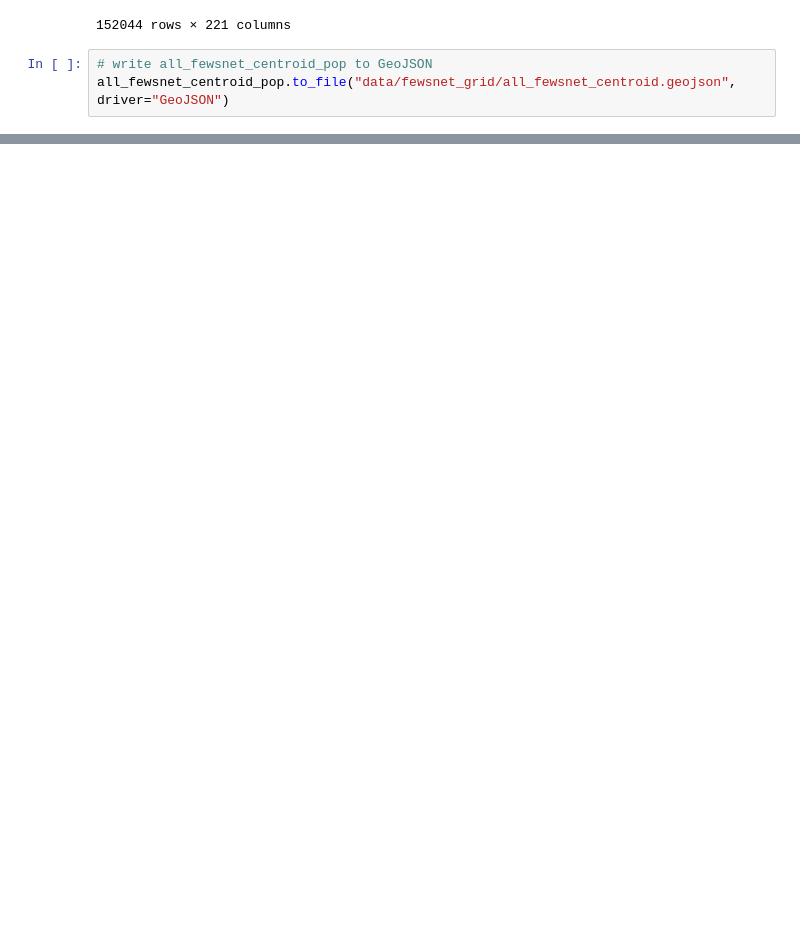
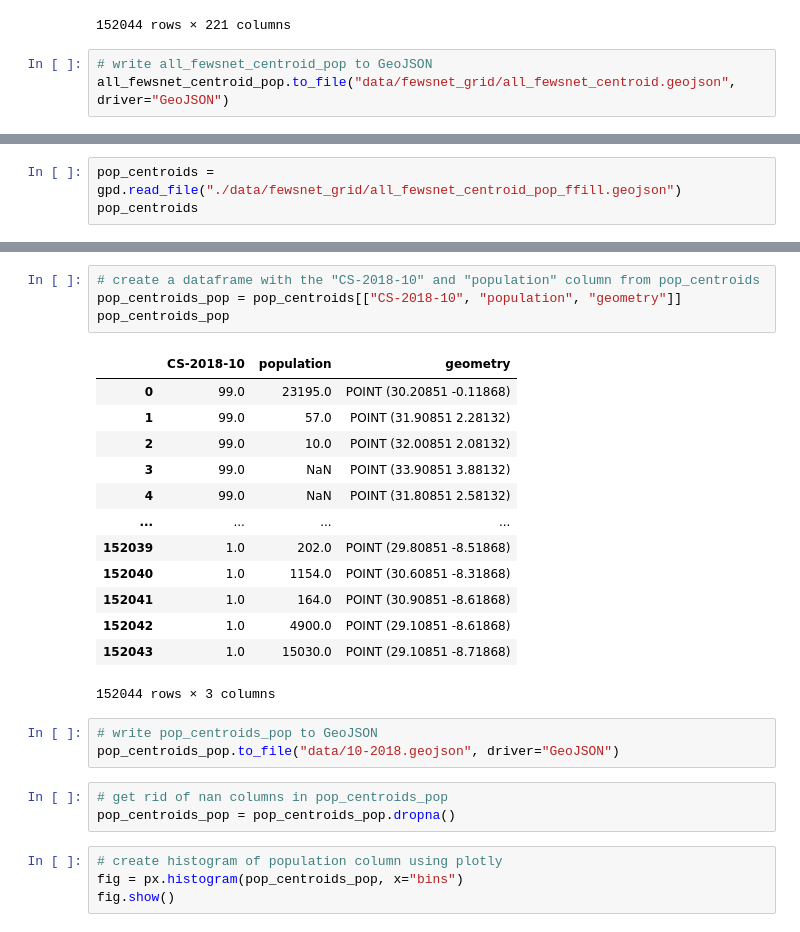
Before and after one commit to earthrise-media/food-security, a Jupyter notebook: fewsnet-experiments/joining-population.ipynb, the cells around one changed output, grey strips where cells are left out. Cells and saved outputs as stored; diff of their text form; blank space fills up the shorter version.

Commit message:
Diagnosing missing fewsnet data
It looks like data was dropped during the conversion from geojson to mbtiles. This should close #17

```diff
--- a/fewsnet-experiments/joining-population.ipynb
+++ b/fewsnet-experiments/joining-population.ipynb
@@ -444,0 +447,3 @@ all_fewsnet_centroid_pop.to_file("data/fewsnet_grid/all_fewsnet_centroid.geojson
+# %%
+pop_centroids = gpd.read_file("./data/fewsnet_grid/all_fewsnet_centroid_pop_ffill.geojson")
+pop_centroids
@@ -444,0 +492,28 @@ all_fewsnet_centroid_pop.to_file("data/fewsnet_grid/all_fewsnet_centroid.geojson
+# %%
+# create a dataframe with the "CS-2018-10" and "population" column from pop_centroids
+pop_centroids_pop = pop_centroids[["CS-2018-10", "population", "geometry"]]
+pop_centroids_pop
+# %% [output]
+|  | CS-2018-10 | population | geometry |
+| 0 | 99.0 | 23195.0 | POINT (30.20851 -0.11868) |
+| 1 | 99.0 | 57.0 | POINT (31.90851 2.28132) |
+| 2 | 99.0 | 10.0 | POINT (32.00851 2.08132) |
+| 3 | 99.0 | NaN | POINT (33.90851 3.88132) |
+| 4 | 99.0 | NaN | POINT (31.80851 2.58132) |
+| ... | ... | ... | ... |
+| 152039 | 1.0 | 202.0 | POINT (29.80851 -8.51868) |
+| 152040 | 1.0 | 1154.0 | POINT (30.60851 -8.31868) |
+| 152041 | 1.0 | 164.0 | POINT (30.90851 -8.61868) |
+| 152042 | 1.0 | 4900.0 | POINT (29.10851 -8.61868) |
+| 152043 | 1.0 | 15030.0 | POINT (29.10851 -8.71868) |
+152044 rows × 3 columns
+# %%
+# write pop_centroids_pop to GeoJSON
+pop_centroids_pop.to_file("data/10-2018.geojson", driver="GeoJSON")
+# %%
+# get rid of nan columns in pop_centroids_pop
+pop_centroids_pop = pop_centroids_pop.dropna()
+# %%
+# create histogram of population column using plotly
+fig = px.histogram(pop_centroids_pop, x="bins")
+fig.show()
```
Also changed, not shown: parts of 12 cells of this notebook.
